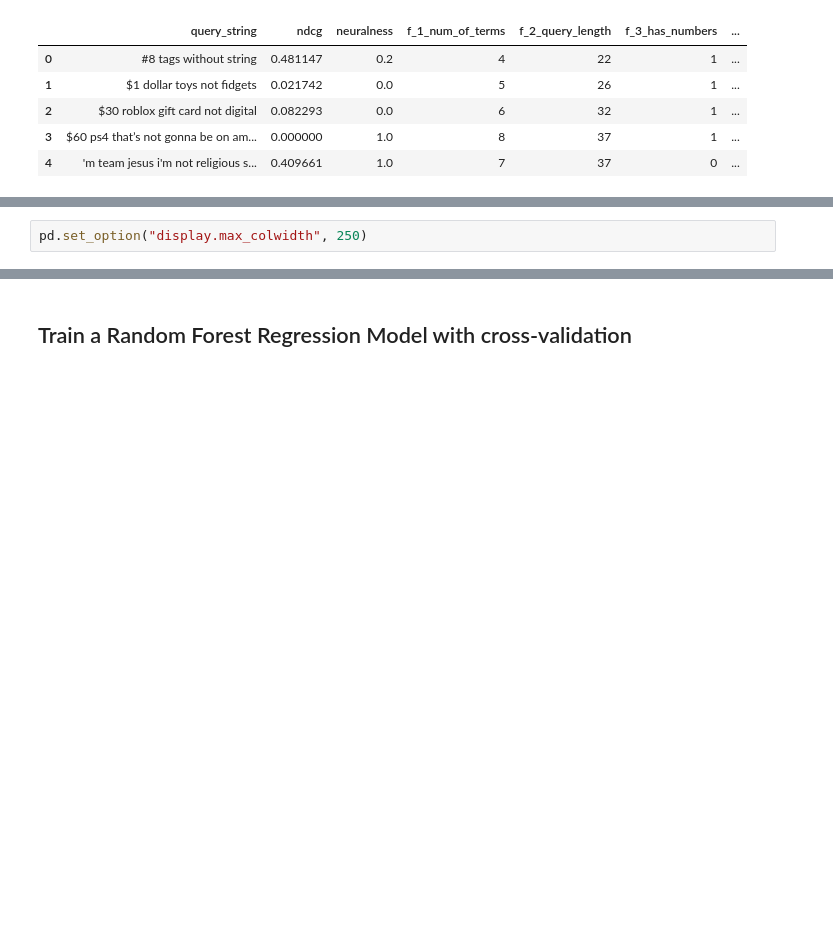
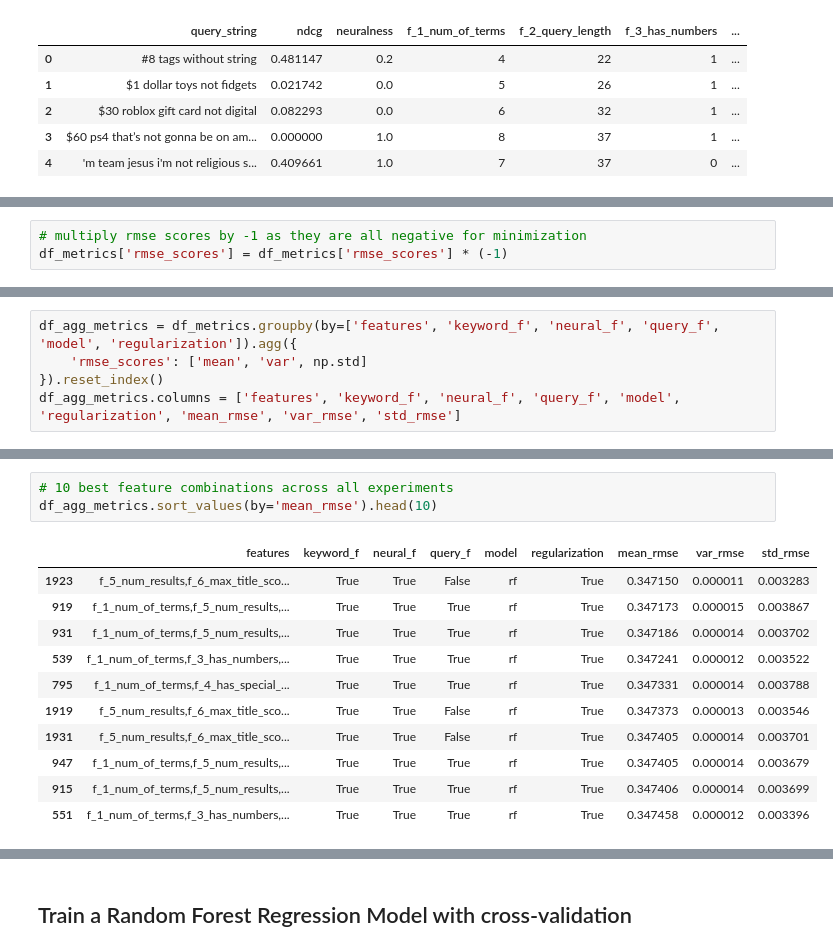
Before and after one commit to o19s/opensearch-hybrid-search-optimization, a Jupyter notebook: notebooks/7_Dynamic_Optimization_Feature_Engineering.ipynb, the cells around one changed output, grey strips where cells are left out. Cells and saved outputs as stored; diff of their text form; blank space fills up the shorter version.

Commit message:
restructure notebooks, changes to regularization, add visualizations to compare feature groups, bugfixes

```diff
--- a/notebooks/7_Dynamic_Optimization_Feature_Engineering.ipynb
+++ b/notebooks/7_Dynamic_Optimization_Feature_Engineering.ipynb
@@ -729,2 +377,0 @@ df_agg_metrics.columns = ['features', 'keyword_f', 'neural_f', 'query_f', 'mean_
-# %%
-pd.set_option("display.max_colwidth", 250)
@@ -837,0 +823,3 @@ fig.show()
+# %%
+# multiply rmse scores by -1 as they are all negative for minimization
+df_metrics['rmse_scores'] = df_metrics['rmse_scores'] * (-1)
@@ -837,0 +829,5 @@ fig.show()
+# %%
+df_agg_metrics = df_metrics.groupby(by=['features', 'keyword_f', 'neural_f', 'query_f', 'model', 'regularization']).agg({
+    'rmse_scores': ['mean', 'var', np.std]
+}).reset_index()
+df_agg_metrics.columns = ['features', 'keyword_f', 'neural_f', 'query_f', 'model', 'regularization', 'mean_rmse', 'var_rmse', 'std_rmse']
@@ -837,0 +843,15 @@ fig.show()
+# %%
+# 10 best feature combinations across all experiments
+df_agg_metrics.sort_values(by='mean_rmse').head(10)
+# %% [output]
+|  | features | keyword_f | neural_f | query_f | model | regularization | mean_rmse | var_rmse | std_rmse |
+| 1923 | f_5_num_results,f_6_max_title_sco... | True | True | False | rf | True | 0.347150 | 0.000011 | 0.003283 |
+| 919 | f_1_num_of_terms,f_5_num_results,... | True | True | True | rf | True | 0.347173 | 0.000015 | 0.003867 |
+| 931 | f_1_num_of_terms,f_5_num_results,... | True | True | True | rf | True | 0.347186 | 0.000014 | 0.003702 |
+| 539 | f_1_num_of_terms,f_3_has_numbers,... | True | True | True | rf | True | 0.347241 | 0.000012 | 0.003522 |
+| 795 | f_1_num_of_terms,f_4_has_special_... | True | True | True | rf | True | 0.347331 | 0.000014 | 0.003788 |
+| 1919 | f_5_num_results,f_6_max_title_sco... | True | True | False | rf | True | 0.347373 | 0.000013 | 0.003546 |
+| 1931 | f_5_num_results,f_6_max_title_sco... | True | True | False | rf | True | 0.347405 | 0.000014 | 0.003701 |
+| 947 | f_1_num_of_terms,f_5_num_results,... | True | True | True | rf | True | 0.347405 | 0.000014 | 0.003679 |
+| 915 | f_1_num_of_terms,f_5_num_results,... | True | True | True | rf | True | 0.347406 | 0.000014 | 0.003699 |
+| 551 | f_1_num_of_terms,f_3_has_numbers,... | True | True | True | rf | True | 0.347458 | 0.000012 | 0.003396 |
```
Also changed, not shown: parts of 94 cells of this notebook, 1 other file.
